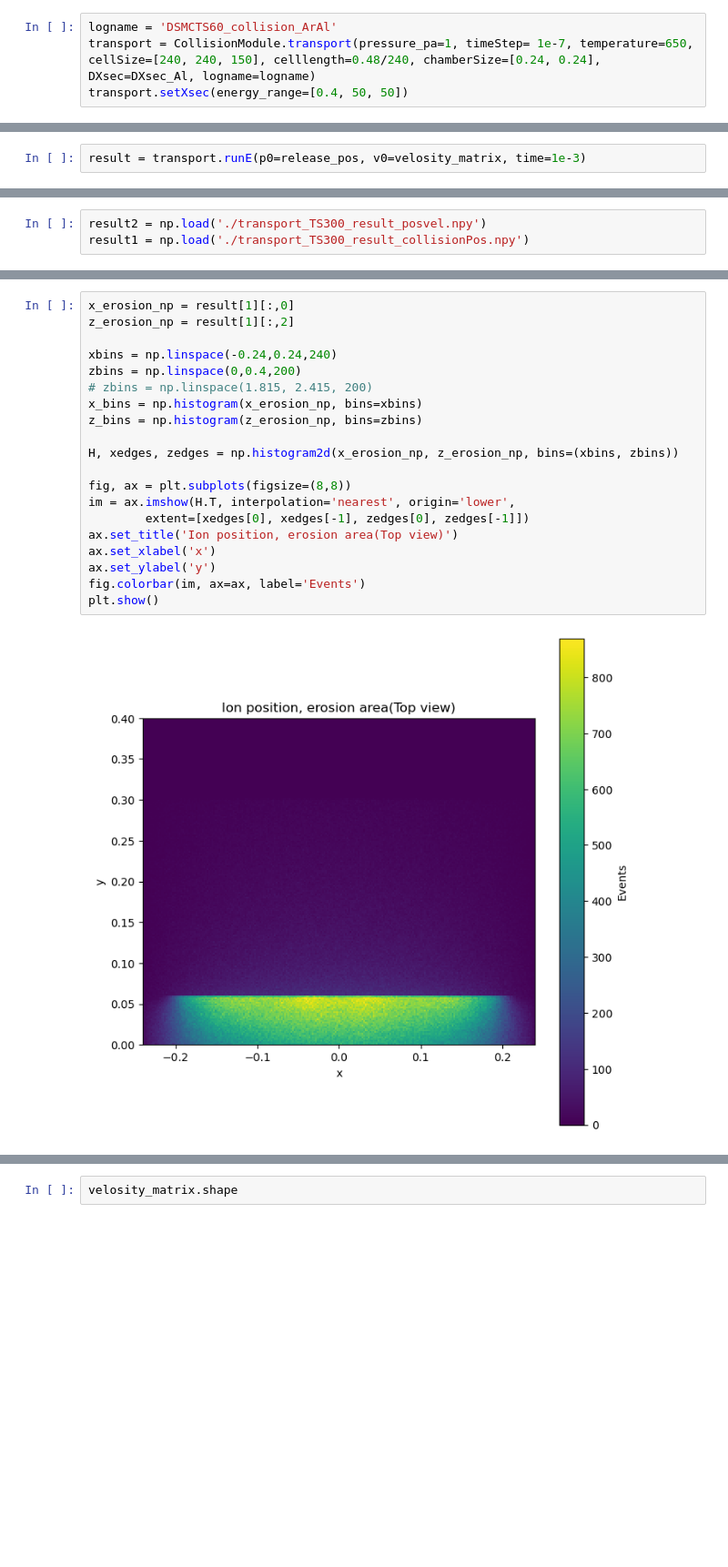
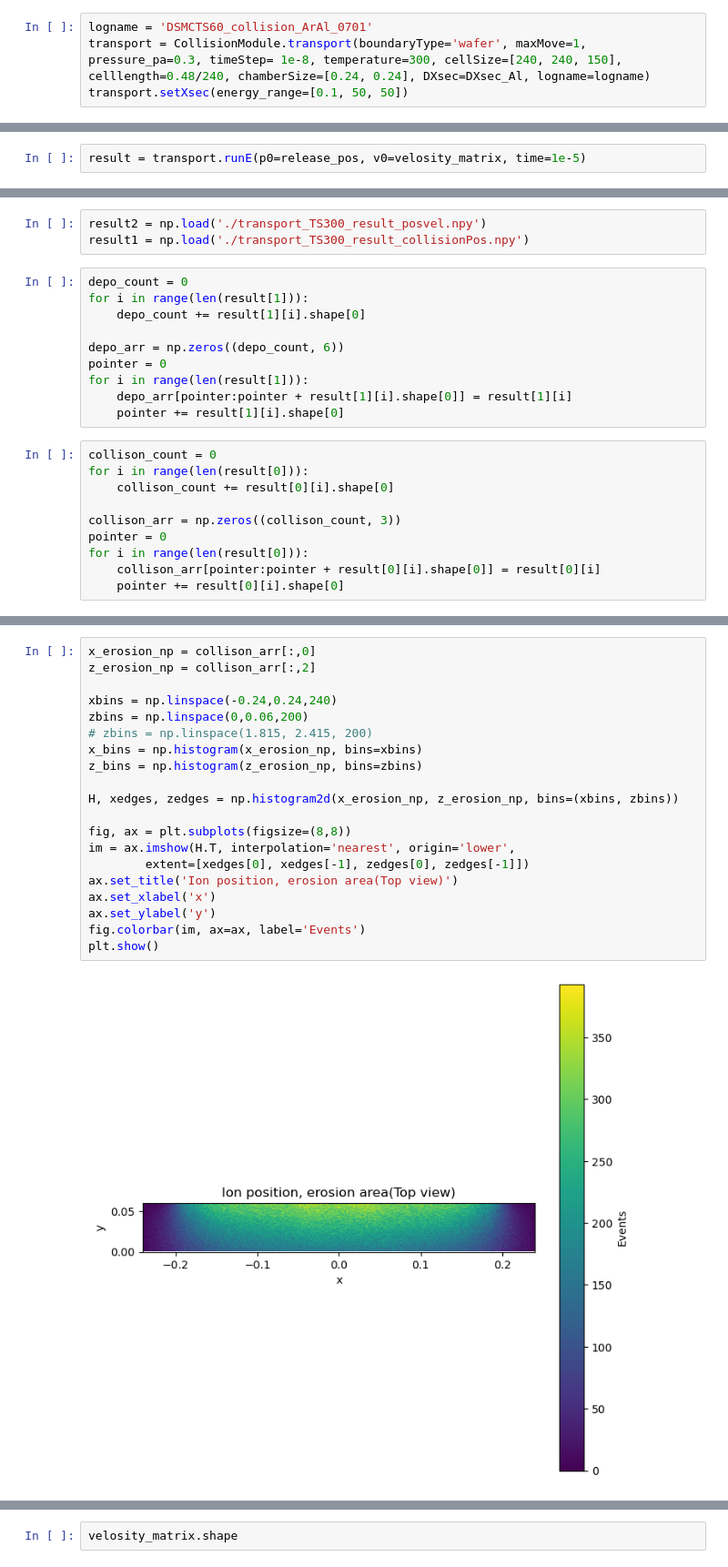
Before and after one commit to ararakitsubasa/etching, a Jupyter notebook: transport_Al_Ar_TS300_run_t1e-5.ipynb, the cells around one changed output, grey strips where cells are left out. Shown at 91% size. Cells and saved outputs as stored; diff of their text form; blank space fills up the shorter version.

```diff
--- a/transport_Al_Ar_TS300_run_t1e-5.ipynb
+++ b/transport_Al_Ar_TS300_run_t1e-5.ipynb
@@ -53,5 +57,5 @@ print(release_pos[:,1].max())
 # %%
-logname = 'DSMCTS60_collision_ArAl'
-transport = CollisionModule.transport(pressure_pa=1, timeStep= 1e-7, temperature=650, cellSize=[240, 240, 150], celllength=0.48/240, chamberSize=[0.24, 0.24], DXsec=DXsec_Al, logname=logname)
-transport.setXsec(energy_range=[0.4, 50, 50])
+logname = 'DSMCTS60_collision_ArAl_0701'
+transport = CollisionModule.transport(boundaryType='wafer', maxMove=1, pressure_pa=0.3, timeStep= 1e-8, temperature=300, cellSize=[240, 240, 150], celllength=0.48/240, chamberSize=[0.24, 0.24], DXsec=DXsec_Al, logname=logname)
+transport.setXsec(energy_range=[0.1, 50, 50])
 # %% [output]
@@ -71,5 +75,5 @@ array([0.00000000e+00, 2.74280316e-19, 2.43467507e-19, 2.25439288e-19,
 # %%
-result = transport.runE(p0=release_pos, v0=velosity_matrix, time=1e-3)
+result = transport.runE(p0=release_pos, v0=velosity_matrix, time=1e-5)
 # %%
 np.save('transport_TS60_result_posvel_1Pa', result[2])
 # %%
@@ -77,3 +81,23 @@ np.save('transport_TS60_result_collisionPos_1Pa', result[1])
 # %%
 result2 = np.load('./transport_TS300_result_posvel.npy')
 result1 = np.load('./transport_TS300_result_collisionPos.npy')
+# %%
+depo_count = 0
+for i in range(len(result[1])):
+    depo_count += result[1][i].shape[0]
+
+depo_arr = np.zeros((depo_count, 6))
+pointer = 0
+for i in range(len(result[1])):
+    depo_arr[pointer:pointer + result[1][i].shape[0]] = result[1][i]
+    pointer += result[1][i].shape[0]
+# %%
+collison_count = 0
+for i in range(len(result[0])):
+    collison_count += result[0][i].shape[0]
+
+collison_arr = np.zeros((collison_count, 3))
+pointer = 0
+for i in range(len(result[0])):
+    collison_arr[pointer:pointer + result[0][i].shape[0]] = result[0][i]
+    pointer += result[0][i].shape[0]
@@ -103,23 +135,23 @@ plt.show()
 # %%
-x_erosion_np = result[1][:,0]
-z_erosion_np = result[1][:,2]
+x_erosion_np = collison_arr[:,0]
+z_erosion_np = collison_arr[:,2]
 
 xbins = np.linspace(-0.24,0.24,240)
-zbins = np.linspace(0,0.4,200)
+zbins = np.linspace(0,0.06,200)
 # zbins = np.linspace(1.815, 2.415, 200)
 x_bins = np.histogram(x_erosion_np, bins=xbins)
 z_bins = np.histogram(z_erosion_np, bins=zbins)
 
 H, xedges, zedges = np.histogram2d(x_erosion_np, z_erosion_np, bins=(xbins, zbins))
 
 fig, ax = plt.subplots(figsize=(8,8))
 im = ax.imshow(H.T, interpolation='nearest', origin='lower',
         extent=[xedges[0], xedges[-1], zedges[0], zedges[-1]])
 ax.set_title('Ion position, erosion area(Top view)')
 ax.set_xlabel('x')
 ax.set_ylabel('y')
 fig.colorbar(im, ax=ax, label='Events')
 plt.show()
 # %% [output]
-[figure, old version]
+[figure, new version]
 # %%
```
Also changed, not shown: parts of 14 cells of this notebook, 3 other files.
